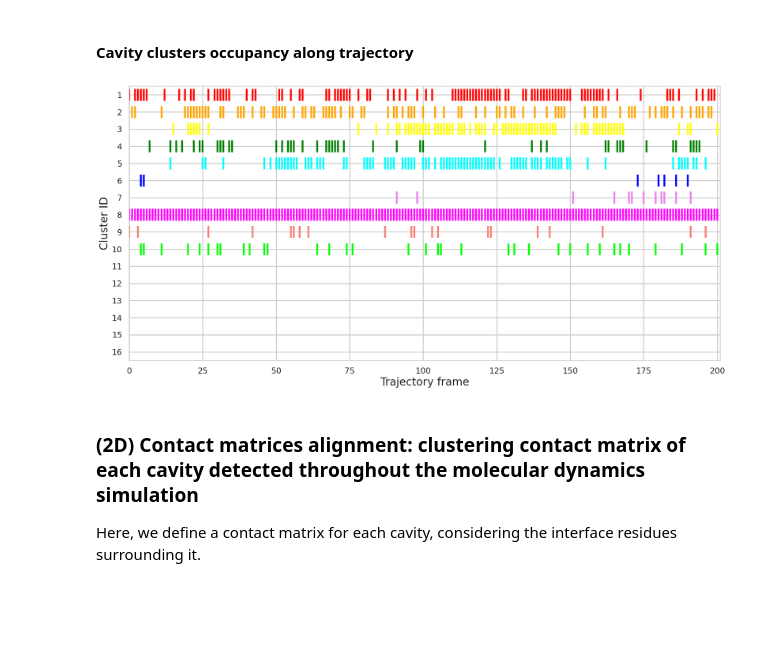
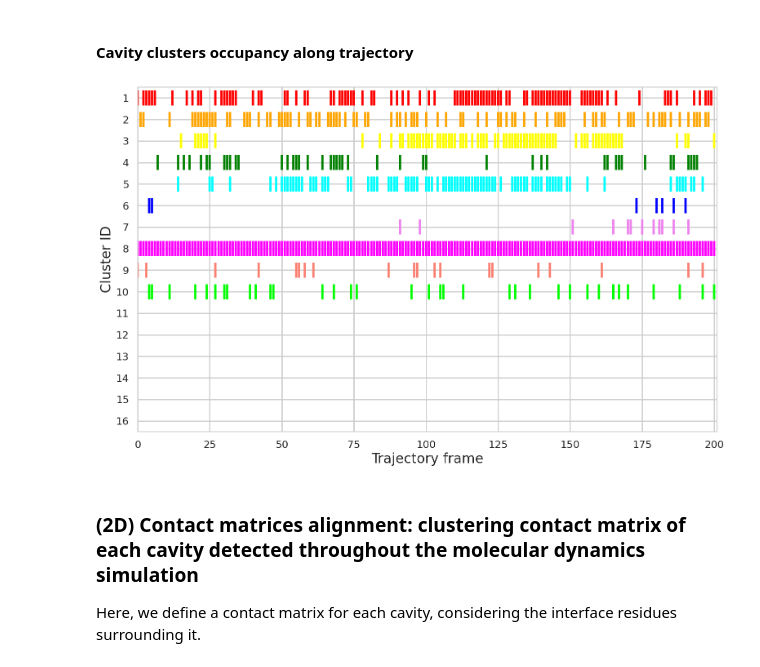
Before and after one commit to jvsguerra/IV-CEC, a Jupyter notebook: SPDE-analysis.ipynb, the cells around one changed output. Saved outputs shown, nothing was run; the diff lists cells and outputs as text; code cells hidden in the pictures; blank space fills up the shorter version.

Commit message:
Update performance plots

```diff
--- a/SPDE-analysis.ipynb
+++ b/SPDE-analysis.ipynb
@@ -270,7 +272,7 @@ sns.set_theme(
 labels = preds["cavities"]   # ou distance/contact
 
 fig, ax = plt.subplots(
-    figsize=(20, 10)
+    figsize=(16, 10)
 )
 
 for cluster in range(16):
@@ -299,34 +301,34 @@ ax.set_ylabel(
 ax.set_yticks(
     numpy.arange(
         0,
         17
     )
 )
 
 ax.tick_params(
     axis="both",
     labelsize=18,
 )
 ax.set_xlim(0, 201)
 ax.set_ylim(0.5, 16.5)
 ax.invert_yaxis()
 
 for spine in ax.spines.values():
     spine.set_visible(True)
     spine.set_linewidth(1.5)
 
 plt.tight_layout()
 
 plt.savefig(
     "results/spde/grid/timeline.png",
     dpi=600,
     transparent=True,
     bbox_inches="tight",
 )
 
 plt.show()
 # %% [output]
-[figure, old version]
+[figure, new version]
 # %% [markdown]
 ### (2D) Contact matrices alignment: clustering contact matrix of each cavity detected throughout the molecular dynamics simulation
 
```
Also changed, not shown: parts of 8 cells of this notebook, 3 other files.
